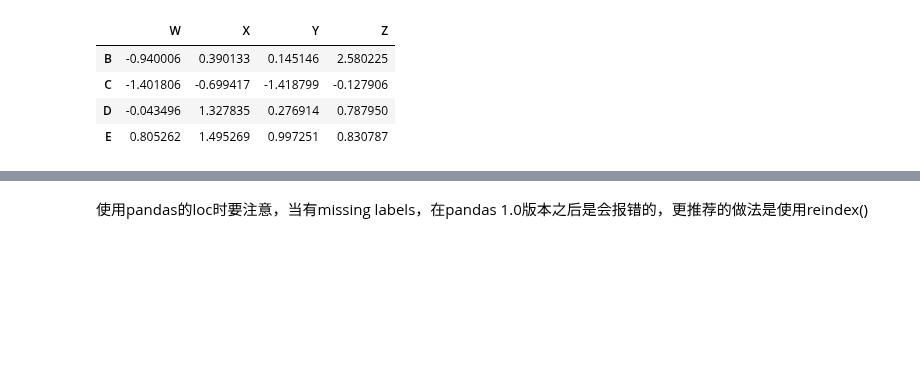
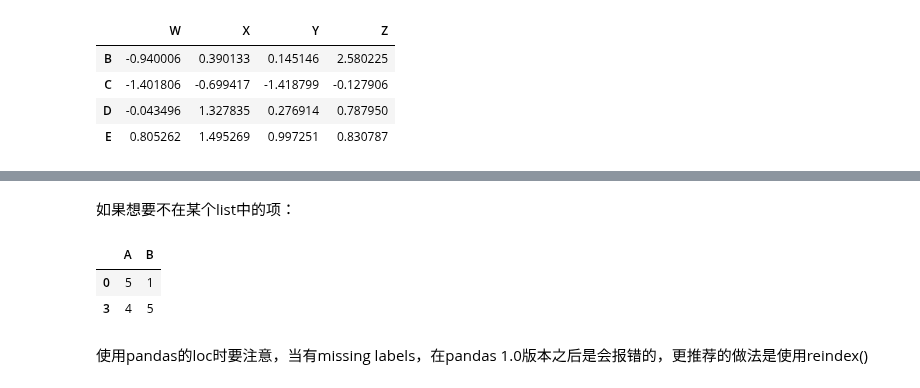
Before and after one commit to iHeadWater/hydrus, a Jupyter notebook: 2-pandas-examples/basic-pandas.ipynb, the cells around one changed output, grey strips where cells are left out. Cells and saved outputs as stored; diff of their text form; code cells hidden in the pictures; blank space fills up the shorter version.

```diff
--- a/2-pandas-examples/basic-pandas.ipynb
+++ b/2-pandas-examples/basic-pandas.ipynb
@@ -1403,3 +1422,11 @@ df[df['W']<df['X']]
+# %% [markdown]
+如果想要不在某个list中的项：
+# %%
+df[~df['A'].isin([3, 6])]
+# %% [output]
+|  | A | B |
+| 0 | 5 | 1 |
+| 3 | 4 | 5 |
 # %% [markdown]
 使用pandas的loc时要注意，当有missing labels，在pandas 1.0版本之后是会报错的，更推荐的做法是使用reindex()
 # %%
```
Also changed, not shown: parts of 3 cells of this notebook, 3 other files.
